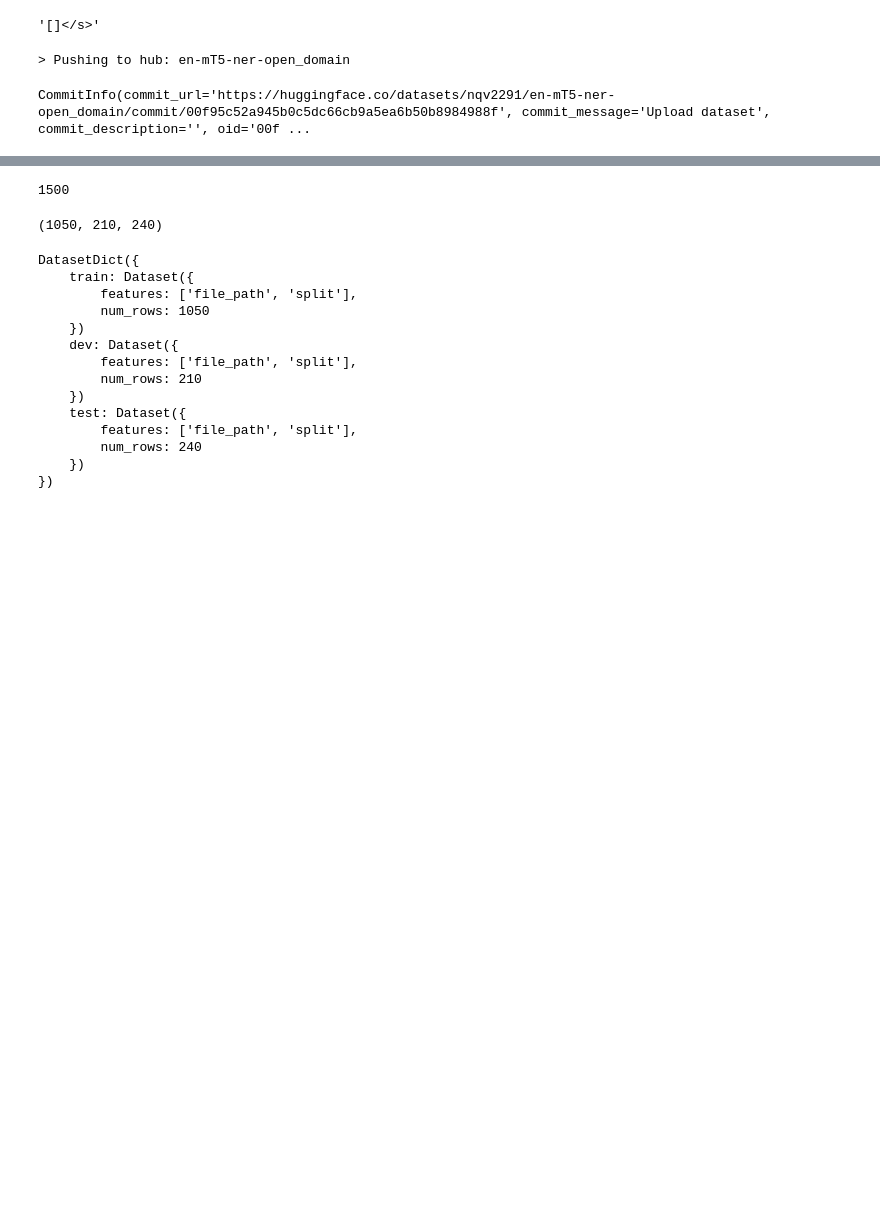
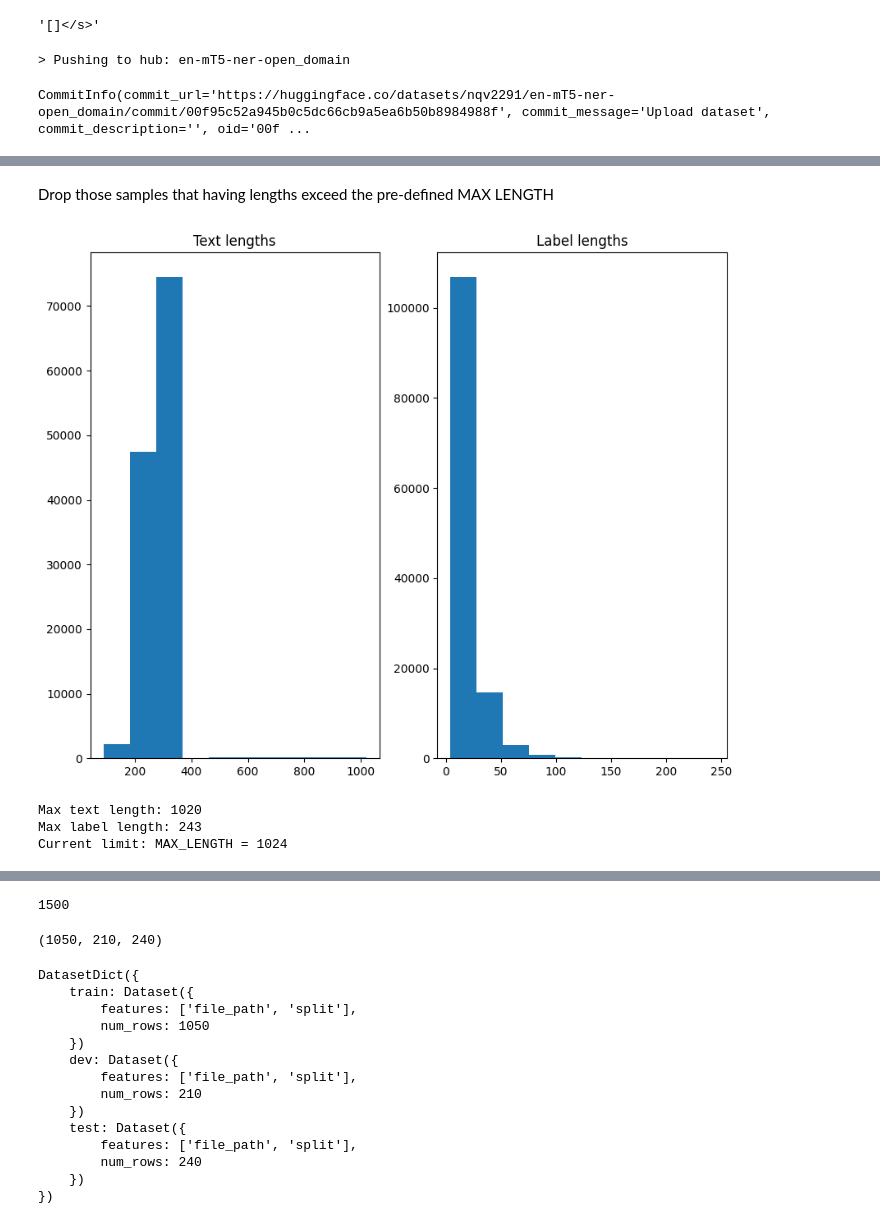
Before and after one commit to vietnq2291/multilingual-NER, a Jupyter notebook: src/data/prepare_ner_data.ipynb, the cells around one changed output, grey strips where cells are left out. Cells and saved outputs as stored; diff of their text form; code cells hidden in the pictures; blank space fills up the shorter version.

```diff
--- a/src/data/prepare_ner_data.ipynb
+++ b/src/data/prepare_ner_data.ipynb
@@ -303,0 +729,34 @@ CommitInfo(commit_url='https://huggingface.co/datasets/nqv2291/en-mT5-ner-open_d
+# %% [markdown]
+Drop those samples that having lengths exceed the pre-defined MAX LENGTH
+# %%
+en_open_ner_cleaned_dropped = ner_gen_cleaned_with_length.filter(
+    lambda example: (example['len_text'] <= MAX_LENGTH) and (example['len_label'] <= MAX_LENGTH)
+)
+# %%
+ner_gen_cleaned_with_length_dropped = en_open_ner_cleaned_dropped.map(
+    lambda samples: {
+        'len_text': [len(x) for x in tokenizer(samples['text'], padding=False, truncation=False, add_special_tokens=True)['input_ids']],
+        'len_label': [len(x) for x in tokenizer(samples['label'], padding=False, truncation=False, add_special_tokens=True)['input_ids']],
+    },
+    batched=True
+)
+
+plt.figure(figsize=(10, 8))
+plt.subplot(1, 2, 1)
+plt.hist(ner_gen_cleaned_with_length_dropped['train']['len_text'] + ner_gen_cleaned_with_length_dropped['test']['len_text'])
+plt.title('Text lengths')
+
+plt.subplot(1, 2, 2)
+plt.hist(ner_gen_cleaned_with_length_dropped['train']['len_label'] + ner_gen_cleaned_with_length_dropped['test']['len_label'])
+plt.title('Label lengths')
+
+plt.show()
+
+print('Max text length:', max(ner_gen_cleaned_with_length_dropped['train']['len_text'] + ner_gen_cleaned_with_length_dropped['test']['len_text']))
+print('Max label length:', max(ner_gen_cleaned_with_length_dropped['train']['len_label'] + ner_gen_cleaned_with_length_dropped['test']['len_label']))
+print('Current limit: MAX_LENGTH =', MAX_LENGTH)
+# %% [output]
+[figure, added]
+Max text length: 1020
+Max label length: 243
+Current limit: MAX_LENGTH = 1024
```
Also changed, not shown: parts of 42 cells of this notebook, 6 other files.
